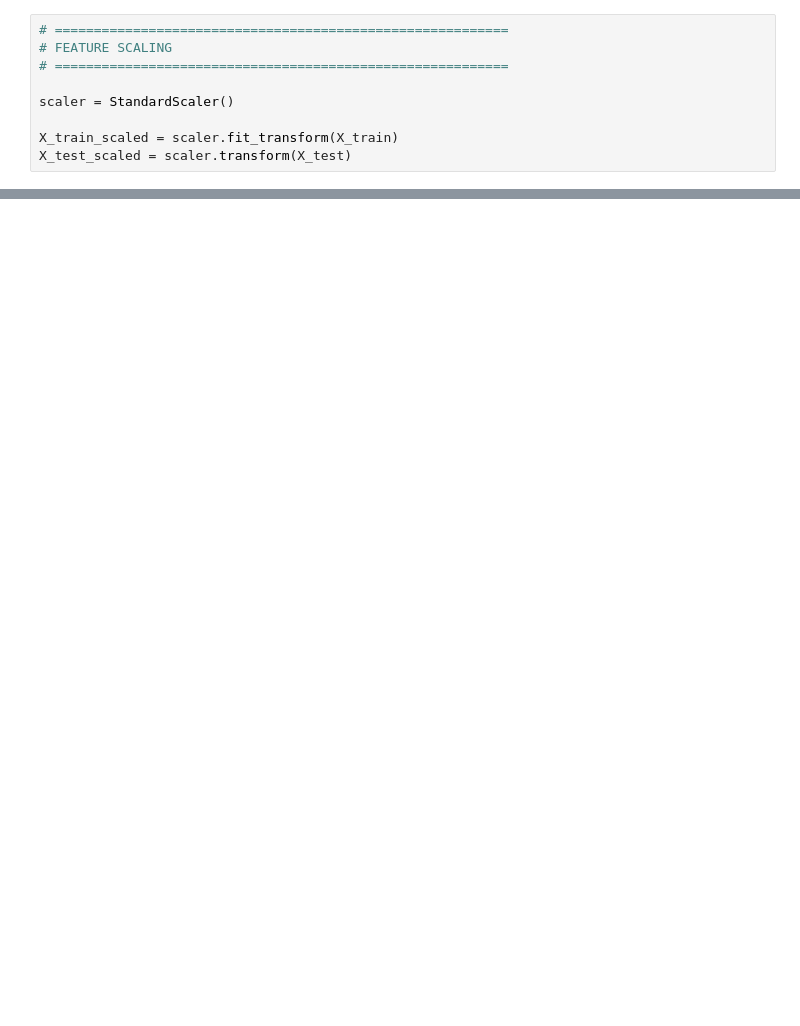
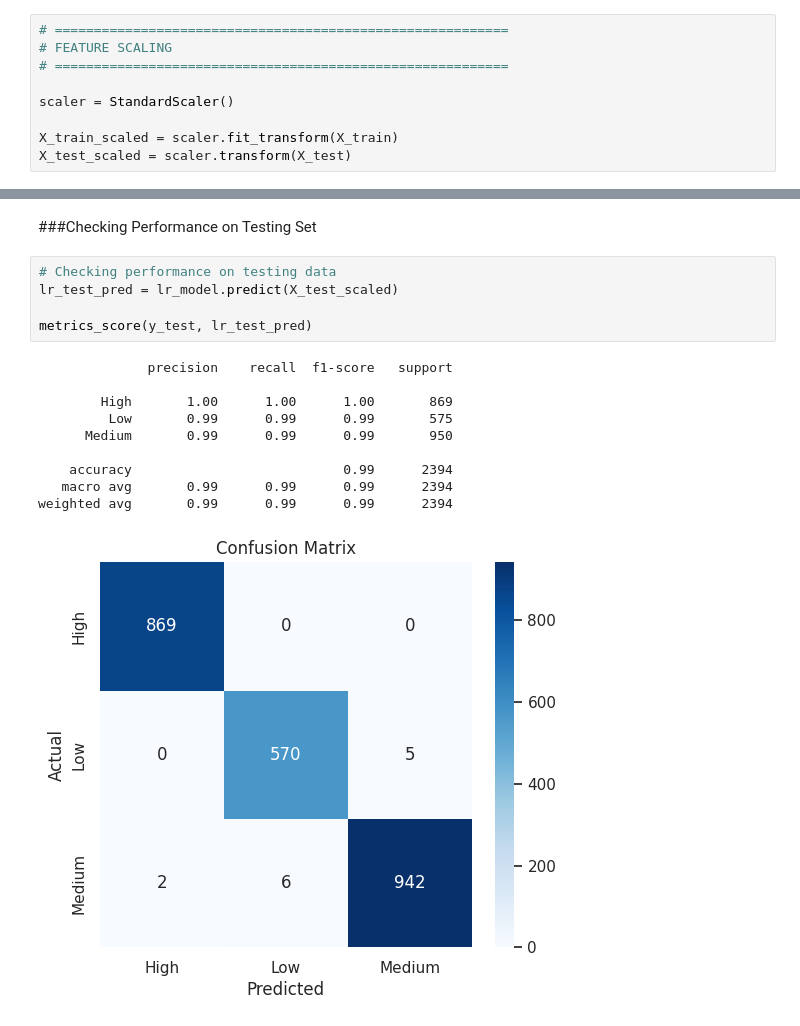
Before and after one commit to maybraniswe/Retail-Store-Sales-Analysis-and-Prediction, a Jupyter notebook: Retail_Store_Sales_Analysis_and_Prediction.ipynb, the cells around one changed output, grey strips where cells are left out. Drawn from its saved outputs; the diff is of its cells as text; blank space fills up the shorter version.

```diff
--- a/Retail_Store_Sales_Analysis_and_Prediction.ipynb
+++ b/Retail_Store_Sales_Analysis_and_Prediction.ipynb
@@ -1193,0 +871,18 @@ plt.show()
+# %% [markdown]
+###Checking Performance on Testing Set
+# %%
+# Checking performance on testing data
+lr_test_pred = lr_model.predict(X_test_scaled)
+
+metrics_score(y_test, lr_test_pred)
+# %% [output]
+              precision    recall  f1-score   support
+
+        High       1.00      1.00      1.00       869
+         Low       0.99      0.99      0.99       575
+      Medium       0.99      0.99      0.99       950
+
+    accuracy                           0.99      2394
+   macro avg       0.99      0.99      0.99      2394
+weighted avg       0.99      0.99      0.99      2394
+[figure, added]
```
Also changed, not shown: parts of 95 cells of this notebook.
